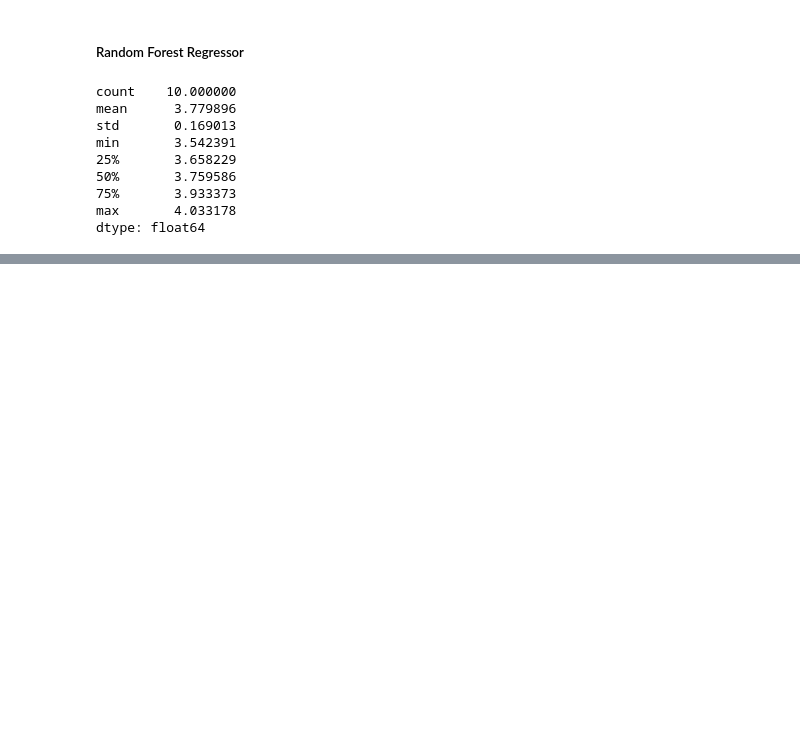
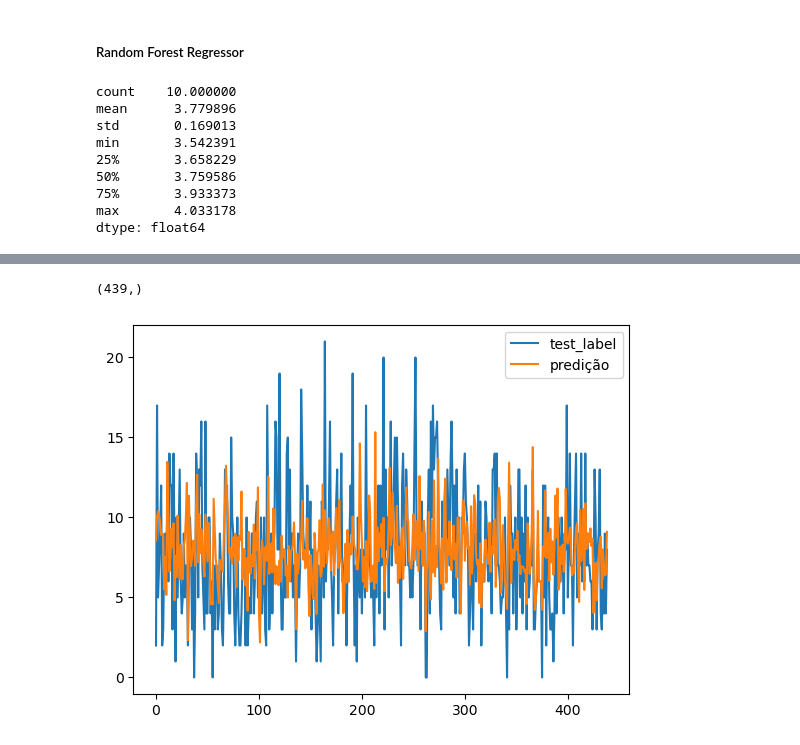
Before and after one commit to MatheusCJesus/avc-predictions, a Jupyter notebook: notebooks/3.0-mcj-models.ipynb, the cells around one changed output, grey strips where cells are left out. Saved outputs shown, nothing was run; the diff lists cells and outputs as text; code cells hidden in the pictures; blank space fills up the shorter version.

```diff
--- a/notebooks/3.0-mcj-models.ipynb
+++ b/notebooks/3.0-mcj-models.ipynb
@@ -124,6 +124,9 @@ plt.show()
 # %%
 avc = strat_train_set.drop(columns=["respiratory", "avc", "date"])
 avc_labels = strat_train_set.respiratory.copy()
+# %%
+avc_test = strat_test_set.drop(columns=["respiratory", "avc", "date"])
+avc_test_labels = strat_test_set.respiratory.copy()
 # %% [markdown]
 #### Making the pipeline
 # %%
@@ -268,3 +271,6 @@ min       3.542391
 75%       3.933373
 max       4.033178
 dtype: float64
+# %%
+forest_reg.fit(avc, avc_labels)
+rf_predict = forest_reg.predict(avc_test)
@@ -270,0 +295,15 @@ dtype: float64
+# %%
+avc_test_labels.shape
+# %% [output]
+(439,)
+# %%
+x = []
+for i in range(0,439):
+    x.append(i)
+# %%
+plt.plot(x, avc_test_labels, label = "test_label")
+plt.plot(x, rf_predict, label = "predição")
+plt.legend()
+plt.show()
+# %% [output]
+[figure, added]
```
Also changed, not shown: parts of 2 cells of this notebook, 13 other files.
